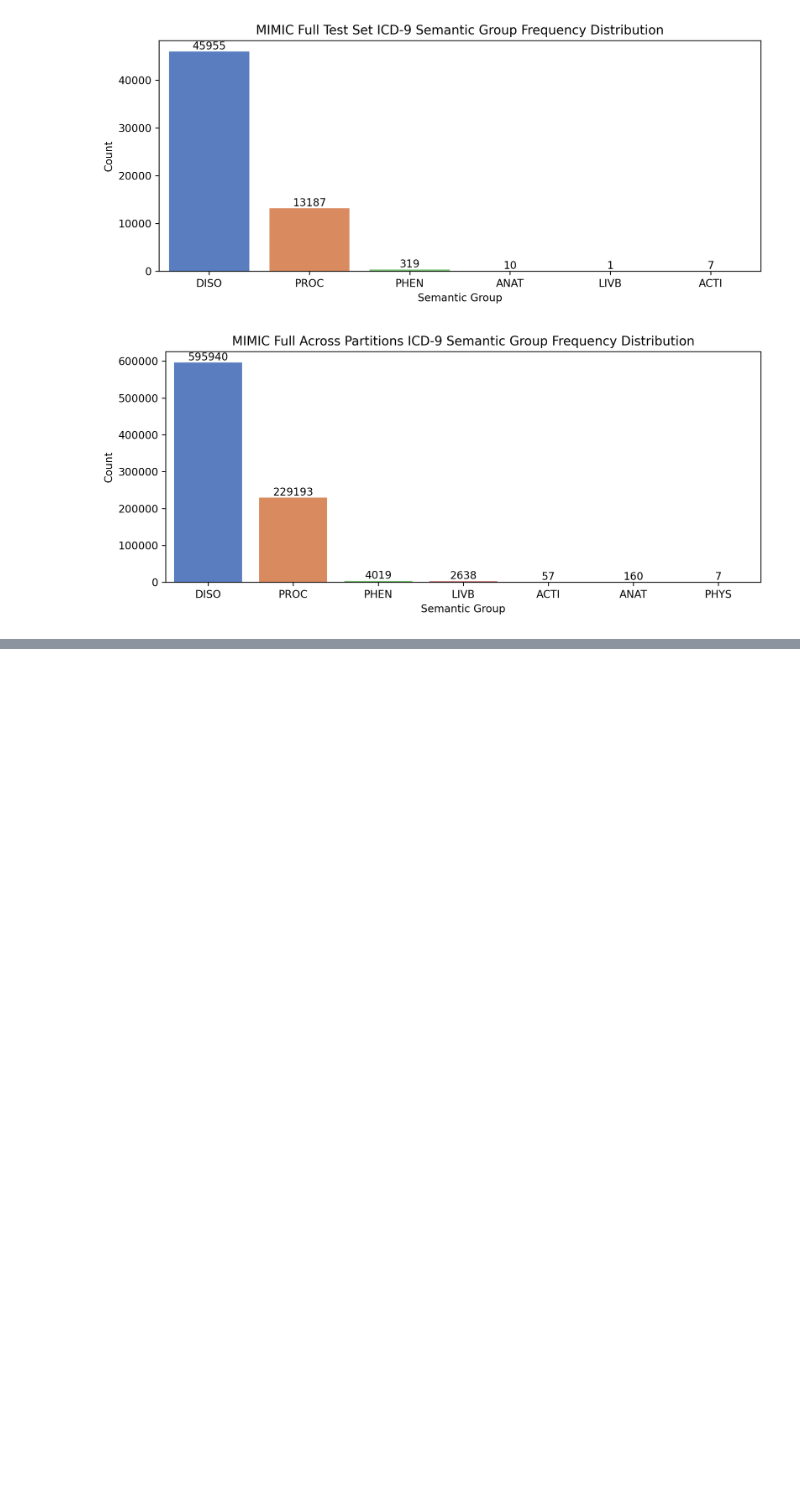
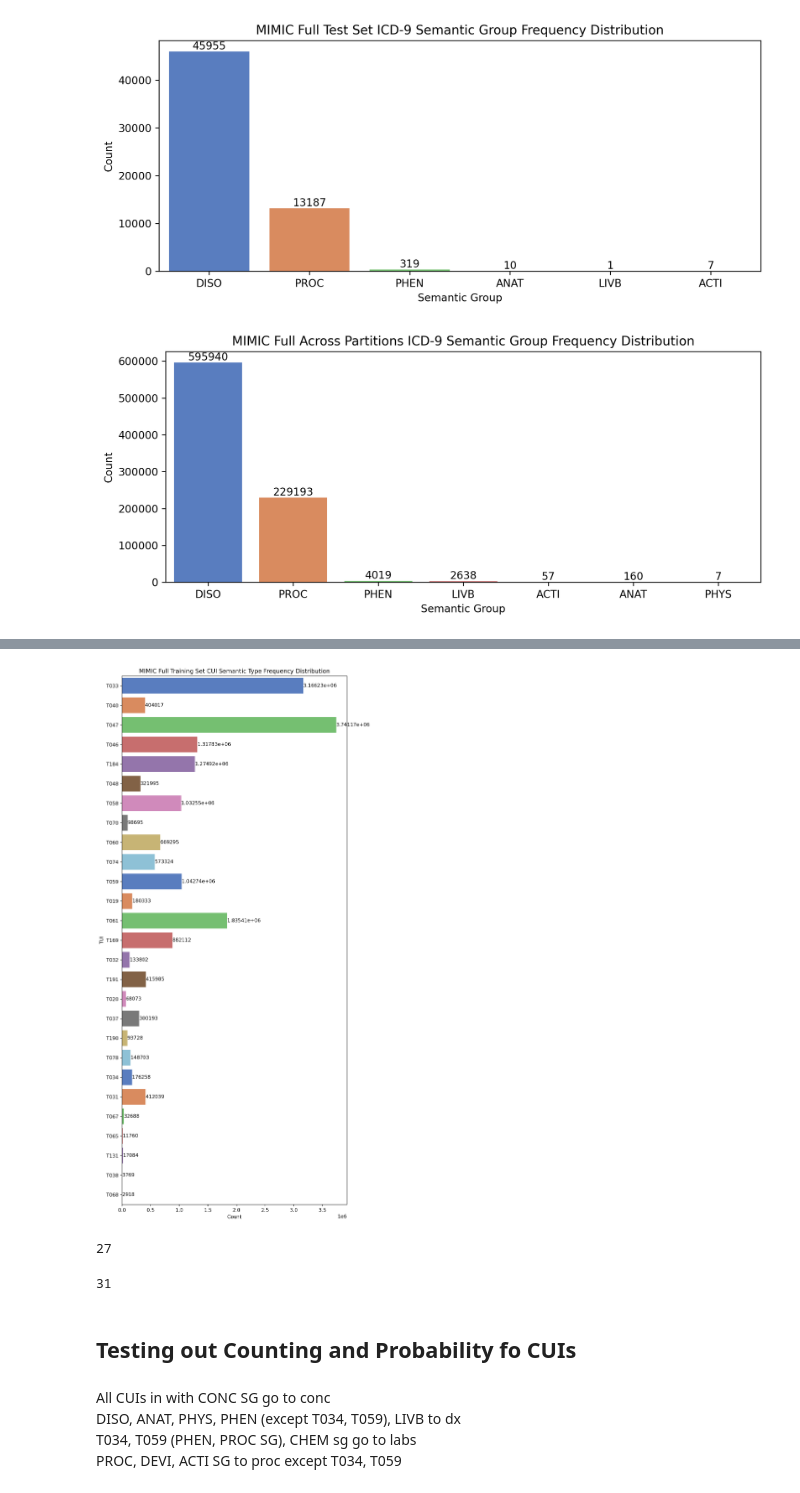
Before and after one commit to pokarats/CoDER, a Jupyter notebook: src/umls/icd9_seminfo_analysis.ipynb, the cells around one changed output, grey strips where cells are left out. Cells and saved outputs as stored; diff of their text form; code cells hidden in the pictures; blank space fills up the shorter version.

```diff
--- a/src/umls/icd9_seminfo_analysis.ipynb
+++ b/src/umls/icd9_seminfo_analysis.ipynb
@@ -280,0 +472,7 @@ plt.show()
+# %%
+full_cui_docs = MimicCuiDocIter(FULL_UMLS_FILE, 0.7, True, PRUNE_FILE_CASE4_FULL)
+# %%
+full_sg_freq, full_tui_freq, full_no_coverage = get_cui_sem_freq(full_cui_docs,
+                                                                 cui_to_sem_group,
+                                                                 cui_to_tui,
+                                                                 sem_type_to_sem_group)
@@ -280,0 +500,26 @@ plt.show()
+# %%
+plt.figure(figsize=(8,16), dpi=240)
+ax = sns.barplot(x=list(full_tui_freq.values()), y=list(full_tui_freq.keys()),palette="muted")
+plt.ylabel(f"TUI")
+plt.xlabel(f"Count")
+plt.title(f"MIMIC Full Training Set CUI Semantic Type Frequency Distribution")
+plt.bar_label(ax.containers[0])
+plt.tight_layout()
+plt.show()
+# %% [output]
+[figure, added]
+# %%
+len(full_tui_freq)
+# %% [output]
+27
+# %%
+len(top50_tui_freq)
+# %% [output]
+31
+# %% [markdown]
+## Testing out Counting and Probability fo CUIs
+# %% [markdown]
+All CUIs in with CONC SG go to conc
+DISO, ANAT, PHYS, PHEN (except T034, T059), LIVB  to dx
+T034, T059 (PHEN, PROC SG), CHEM sg go to labs
+PROC, DEVI, ACTI  SG to proc except T034, T059
```
Also changed, not shown: parts of 49 cells of this notebook.
